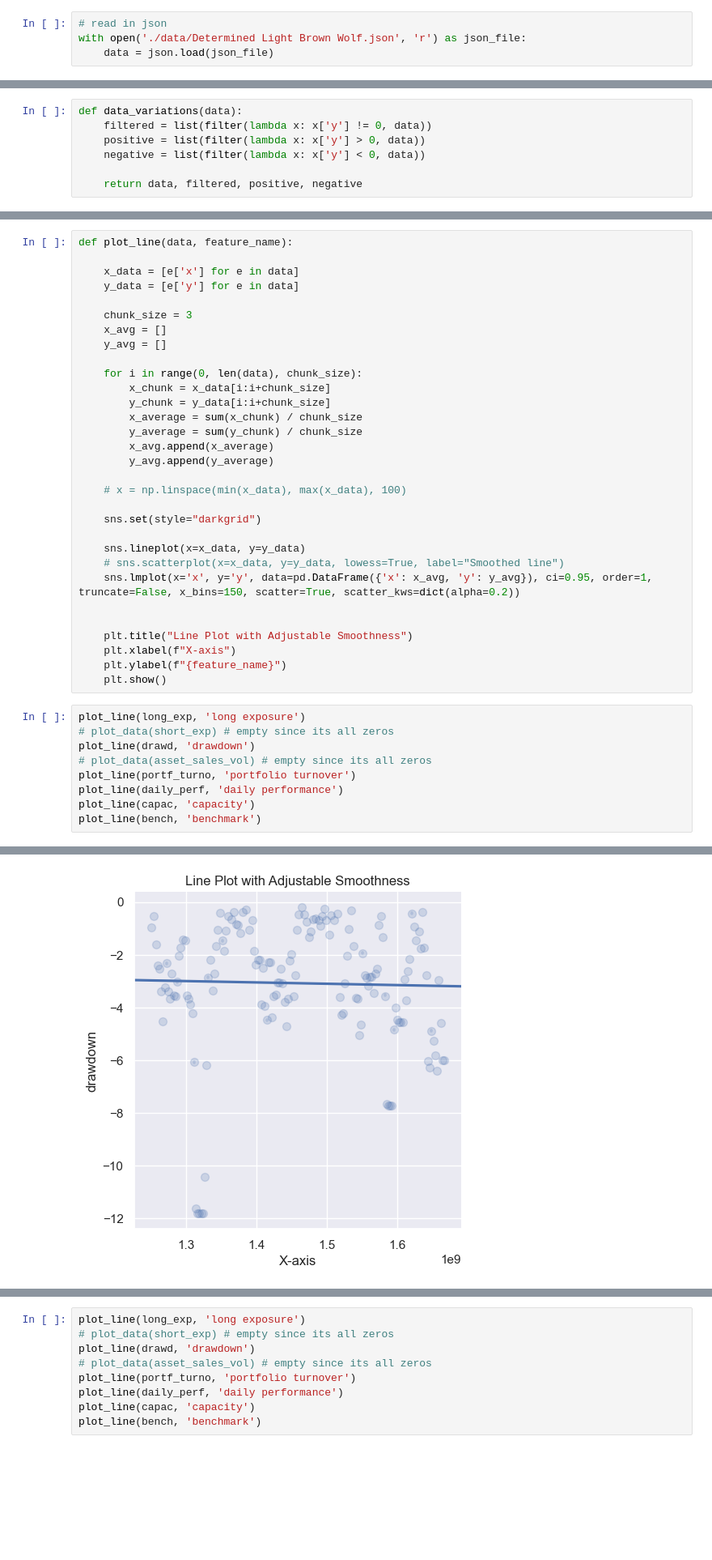
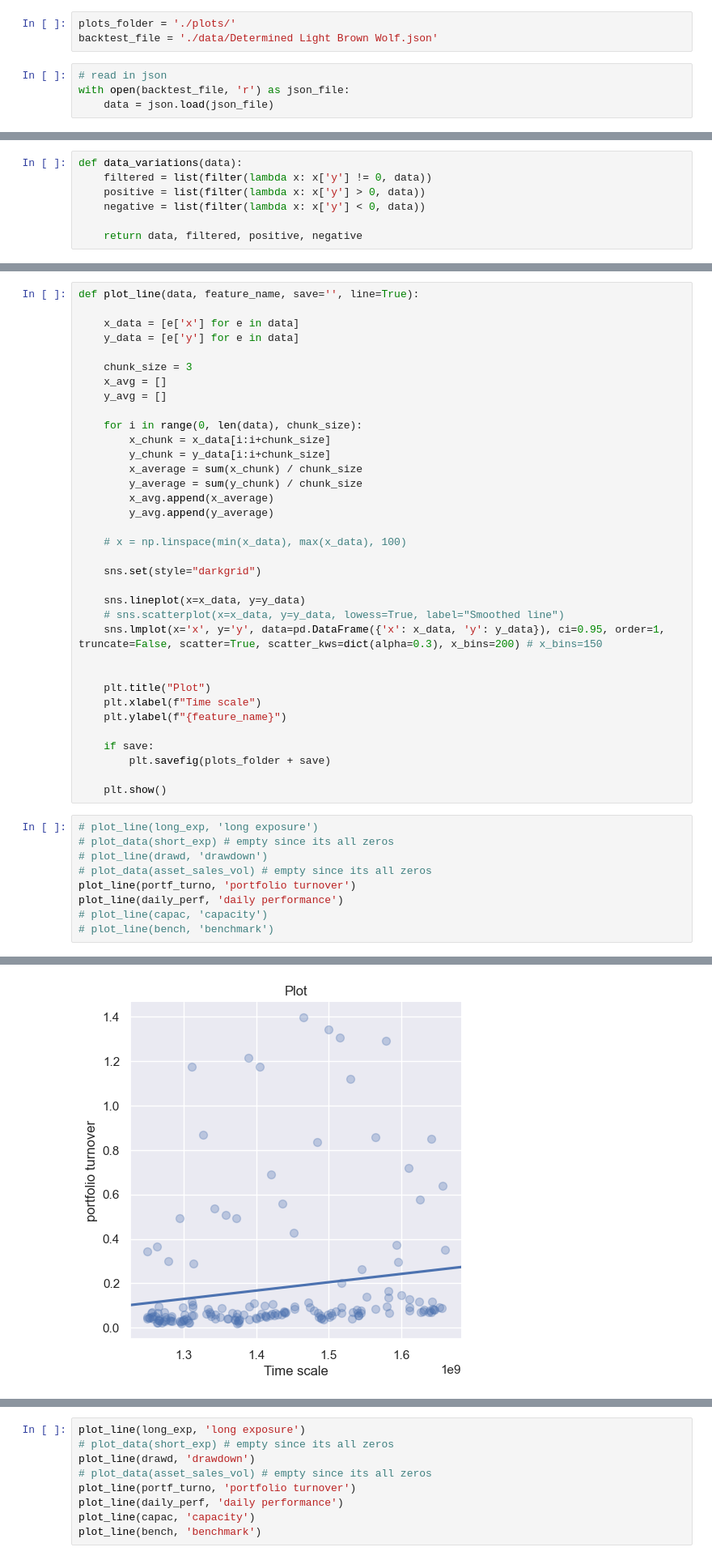
Before and after one commit to ParsaBN/AlgoT_Backtesting, a Jupyter notebook: research.ipynb, the cells around one changed output, grey strips where cells are left out. Shown at 81% size. Saved outputs shown, nothing was run; the diff lists cells and outputs as text; blank space fills up the shorter version.

```diff
--- a/research.ipynb
+++ b/research.ipynb
@@ -7,9 +7,12 @@ import numpy as np
 import pandas as pd
 import seaborn as sns
 import matplotlib.pyplot as plt
+# %%
+plots_folder = './plots/'
+backtest_file = './data/Determined Light Brown Wolf.json'
 # %%
 # read in json
-with open('./data/Determined Light Brown Wolf.json', 'r') as json_file:
+with open(backtest_file, 'r') as json_file:
     data = json.load(json_file)
 # %%
 pprint.pprint(list(data.keys()))
@@ -191,7 +138,7 @@ plot_data(bench, 'benchmark')
 [figure]
 [figure]
 # %%
-def plot_line(data, feature_name):
+def plot_line(data, feature_name, save='', line=True):
 
     x_data = [e['x'] for e in data]
     y_data = [e['y'] for e in data]
@@ -214,20 +161,24 @@ def plot_line(data, feature_name):
 
     sns.lineplot(x=x_data, y=y_data)
     # sns.scatterplot(x=x_data, y=y_data, lowess=True, label="Smoothed line")
-    sns.lmplot(x='x', y='y', data=pd.DataFrame({'x': x_avg, 'y': y_avg}), ci=0.95, order=1, truncate=False, x_bins=150, scatter=True, scatter_kws=dict(alpha=0.2))
+    sns.lmplot(x='x', y='y', data=pd.DataFrame({'x': x_data, 'y': y_data}), ci=0.95, order=1, truncate=False, scatter=True, scatter_kws=dict(alpha=0.3), x_bins=200) # x_bins=150
 
 
-    plt.title("Line Plot with Adjustable Smoothness")
-    plt.xlabel(f"X-axis")
+    plt.title("Plot")
+    plt.xlabel(f"Time scale")
     plt.ylabel(f"{feature_name}")
+
+    if save:
+        plt.savefig(plots_folder + save)
+
     plt.show()
 # %%
-plot_line(long_exp, 'long exposure')
+# plot_line(long_exp, 'long exposure')
 # plot_data(short_exp) # empty since its all zeros
-plot_line(drawd, 'drawdown')
+# plot_line(drawd, 'drawdown')
 # plot_data(asset_sales_vol) # empty since its all zeros
 plot_line(portf_turno, 'portfolio turnover')
 plot_line(daily_perf, 'daily performance')
-plot_line(capac, 'capacity')
-plot_line(bench, 'benchmark')
+# plot_line(capac, 'capacity')
+# plot_line(bench, 'benchmark')
 # %% [output]
@@ -235 +186 @@ plot_line(bench, 'benchmark')
-[figure, old version]
+[figure, new version]
```
Also changed, not shown: parts of 12 cells of this notebook, 1 other file.
